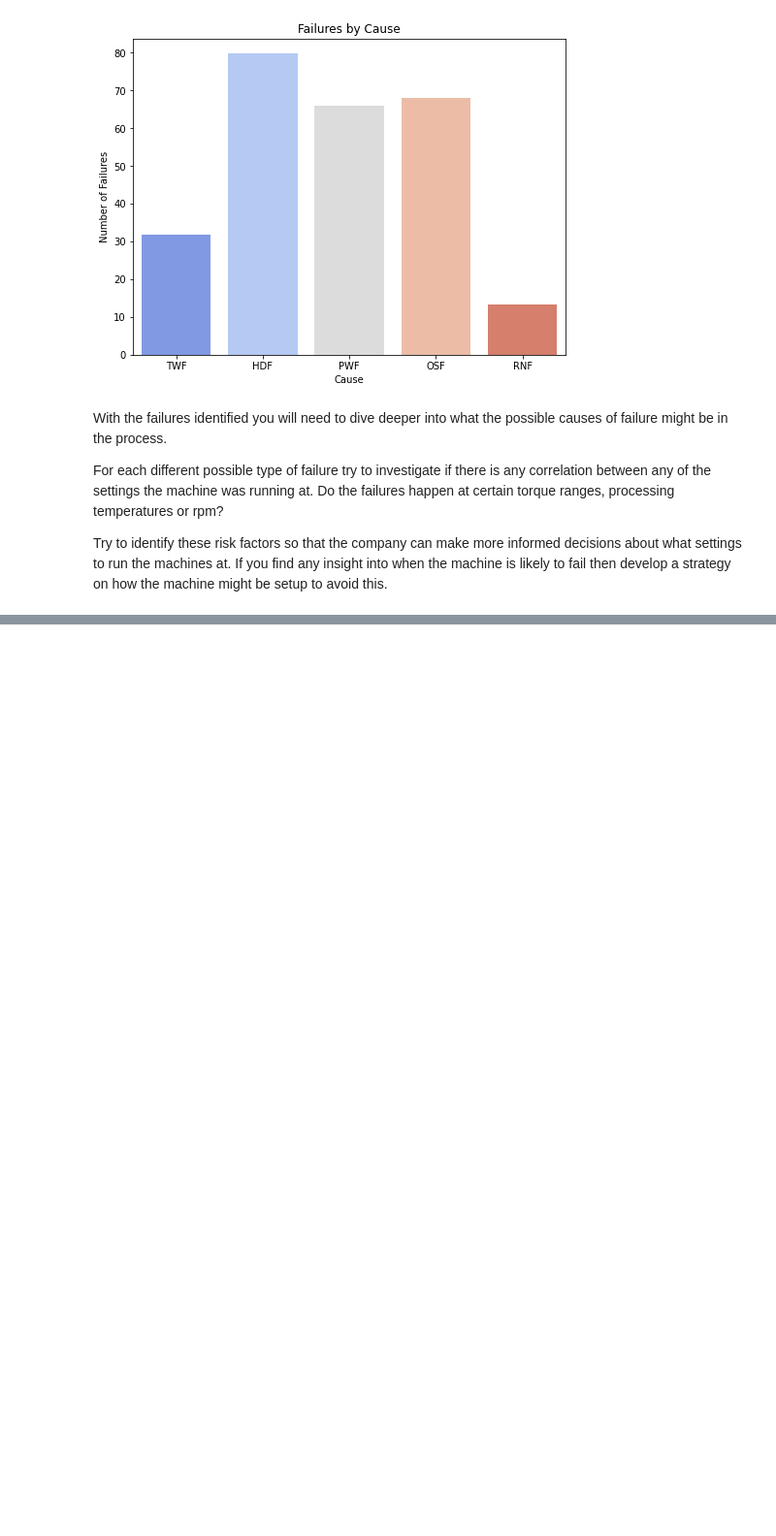
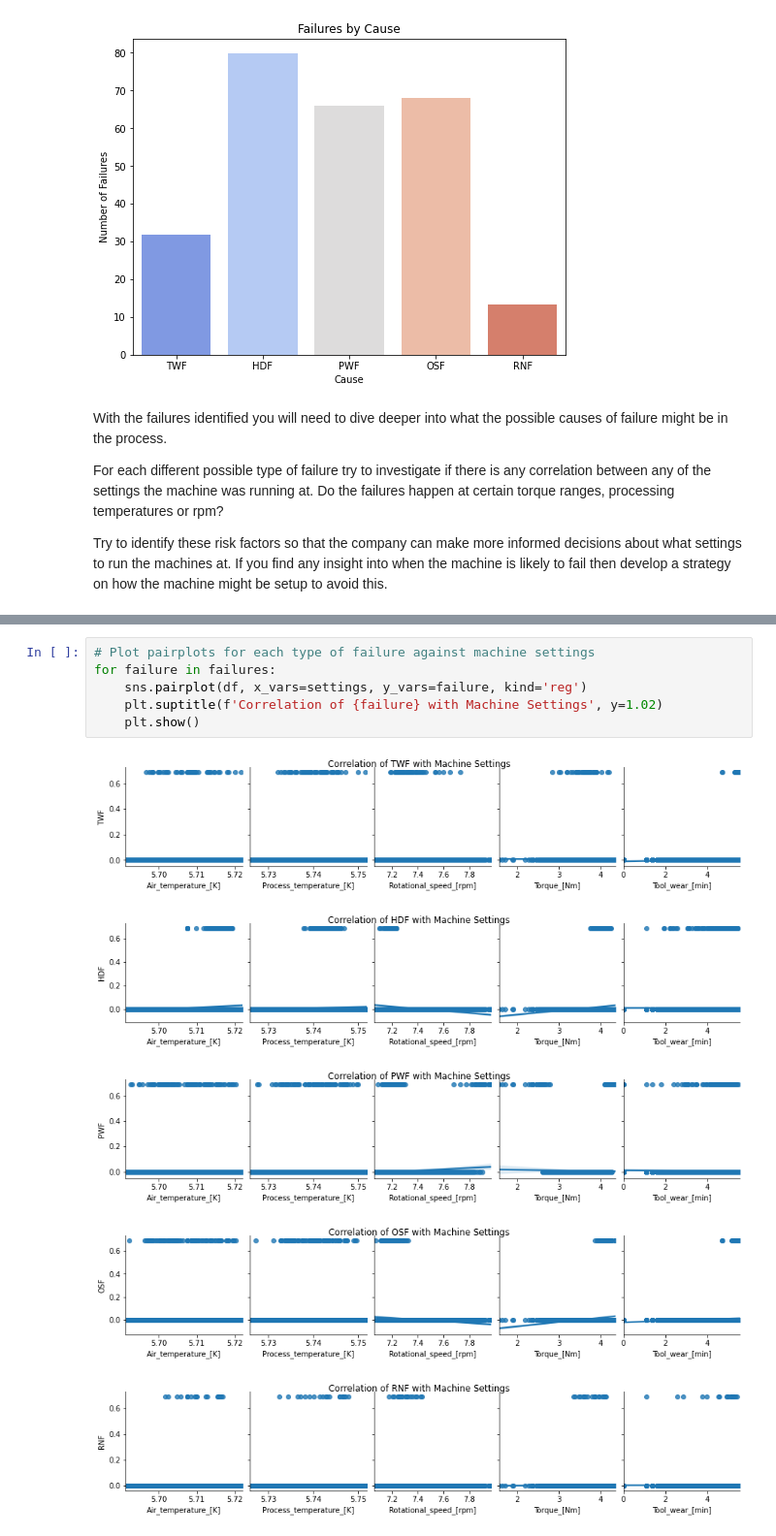
Before and after one commit to shima-maleki/exploratory-data-analysis---the-manufacturing-process363, a Jupyter notebook: analysis_and_visualisation.ipynb, the cells around one changed output, grey strips where cells are left out. Shown at 97% size. Drawn from its saved outputs; the diff is of its cells as text; blank space fills up the shorter version.

```diff
--- a/analysis_and_visualisation.ipynb
+++ b/analysis_and_visualisation.ipynb
@@ -286,0 +300,12 @@ Error:
+# %%
+# Plot pairplots for each type of failure against machine settings
+for failure in failures:
+    sns.pairplot(df, x_vars=settings, y_vars=failure, kind='reg')
+    plt.suptitle(f'Correlation of {failure} with Machine Settings', y=1.02)
+    plt.show()
+# %% [output]
+[figure, added]
+[figure, added]
+[figure, added]
+[figure, added]
+[figure, added]
```
Also changed, not shown: parts of 6 cells of this notebook.
